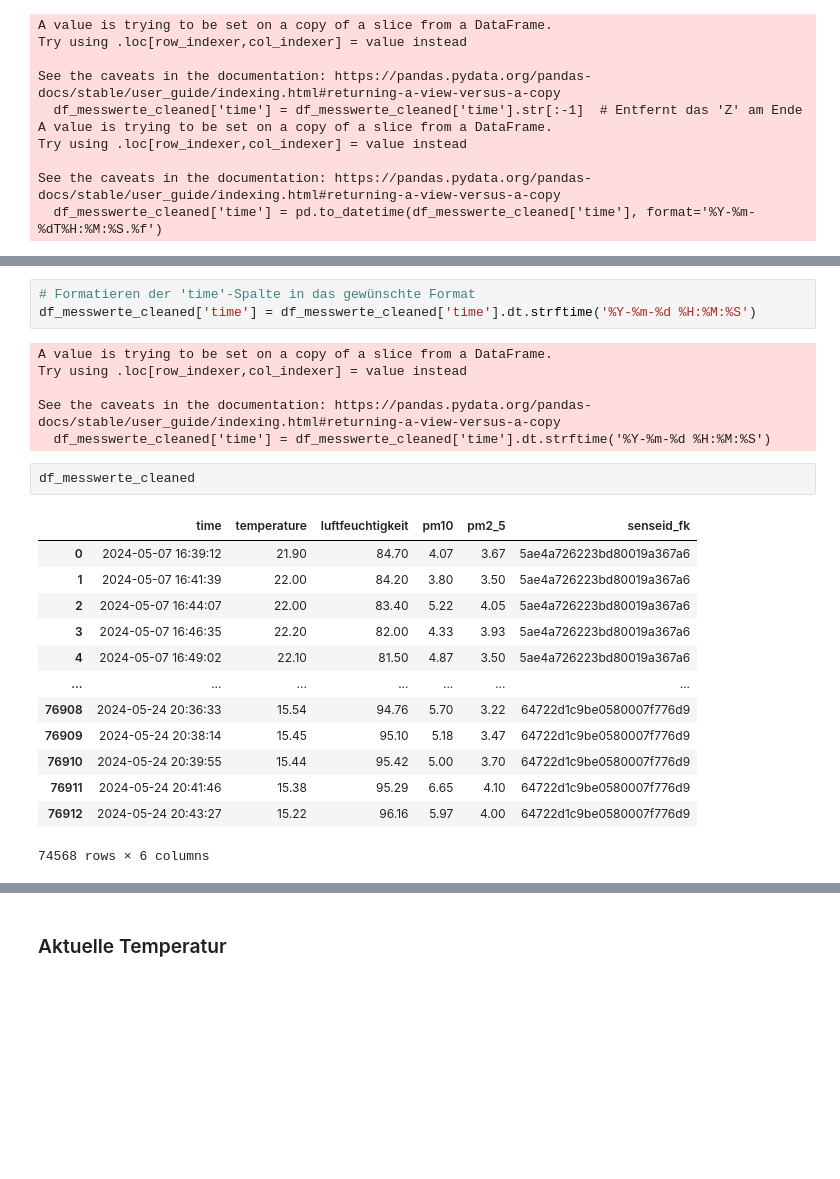
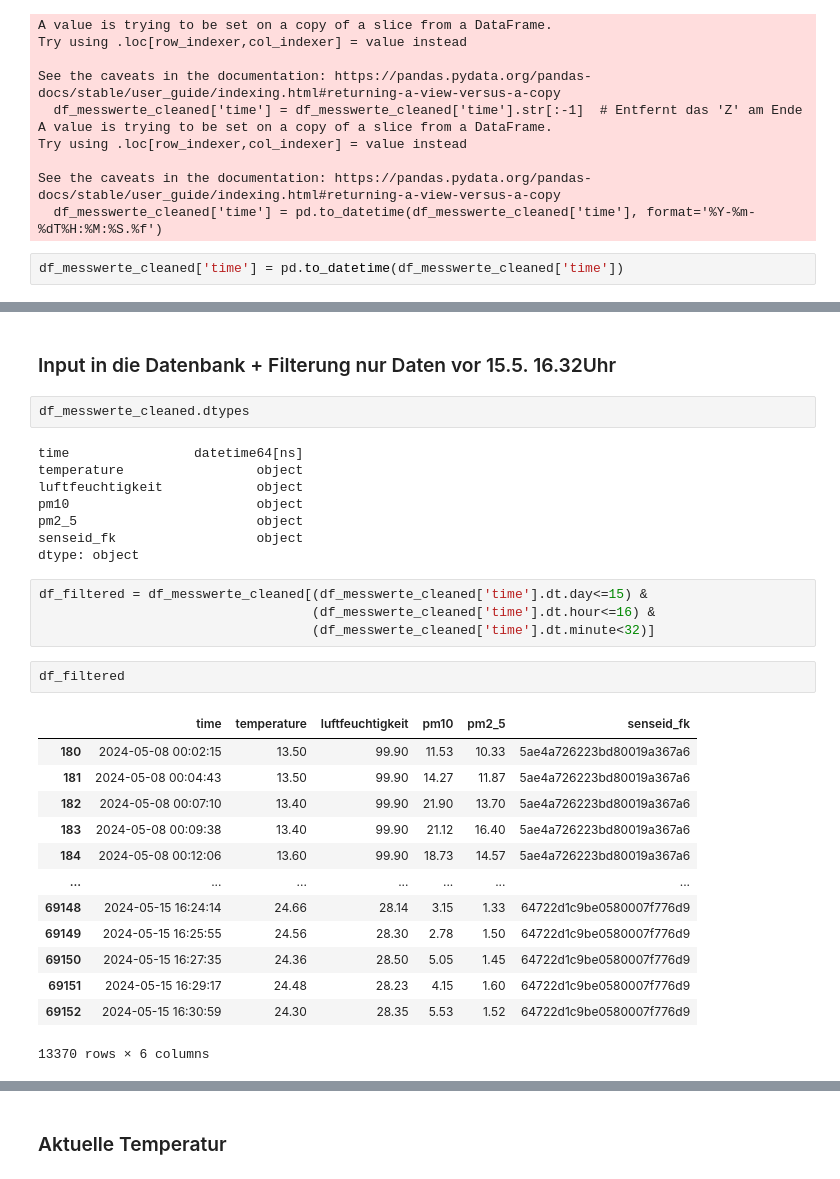
Before and after one commit to Ben99192/Umweltmonitoring_Projekt, a Jupyter notebook: senseboxes.ipynb, the cells around one changed output, grey strips where cells are left out. Cells and saved outputs as stored; diff of their text form; blank space fills up the shorter version.

Commit message:
gefilterete Daten nur die vor 15.5 16.32 Uhr

```diff
--- a/senseboxes.ipynb
+++ b/senseboxes.ipynb
@@ -209,3 +209,5 @@ Try using .loc[row_indexer,col_indexer] = value instead
 
 See the caveats in the documentation: https://pandas.pydata.org/pandas-docs/stable/user_guide/indexing.html#returning-a-view-versus-a-copy
   df_messwerte_cleaned['time'] = pd.to_datetime(df_messwerte_cleaned['time'], format='%Y-%m-%dT%H:%M:%S.%f')
+# %%
+df_messwerte_cleaned['time'] = pd.to_datetime(df_messwerte_cleaned['time'])
@@ -227,29 +245,36 @@ df_messwerte_cleaned
 74568 rows × 6 columns
-# %%
-# Formatieren der 'time'-Spalte in das gewünschte Format
-df_messwerte_cleaned['time'] = df_messwerte_cleaned['time'].dt.strftime('%Y-%m-%d %H:%M:%S')
-# %% [output]
-A value is trying to be set on a copy of a slice from a DataFrame.
-Try using .loc[row_indexer,col_indexer] = value instead
-
-See the caveats in the documentation: https://pandas.pydata.org/pandas-docs/stable/user_guide/indexing.html#returning-a-view-versus-a-copy
-  df_messwerte_cleaned['time'] = df_messwerte_cleaned['time'].dt.strftime('%Y-%m-%d %H:%M:%S')
+# %% [markdown]
+### Input in die Datenbank + Filterung nur Daten vor 15.5. 16.32Uhr
 # %%
-df_messwerte_cleaned
+df_messwerte_cleaned.dtypes
 # %% [output]
-|  | time | temperature | luftfeuchtigkeit | pm10 | pm2_5 | senseid_fk |
-| 0 | 2024-05-07 16:39:12 | 21.90 | 84.70 | 4.07 | 3.67 | 5ae4a726223bd80019a367a6 |
-| 1 | 2024-05-07 16:41:39 | 22.00 | 84.20 | 3.80 | 3.50 | 5ae4a726223bd80019a367a6 |
-| 2 | 2024-05-07 16:44:07 | 22.00 | 83.40 | 5.22 | 4.05 | 5ae4a726223bd80019a367a6 |
-| 3 | 2024-05-07 16:46:35 | 22.20 | 82.00 | 4.33 | 3.93 | 5ae4a726223bd80019a367a6 |
-| 4 | 2024-05-07 16:49:02 | 22.10 | 81.50 | 4.87 | 3.50 | 5ae4a726223bd80019a367a6 |
-| ... | ... | ... | ... | ... | ... | ... |
-| 76908 | 2024-05-24 20:36:33 | 15.54 | 94.76 | 5.70 | 3.22 | 64722d1c9be0580007f776d9 |
-| 76909 | 2024-05-24 20:38:14 | 15.45 | 95.10 | 5.18 | 3.47 | 64722d1c9be0580007f776d9 |
-| 76910 | 2024-05-24 20:39:55 | 15.44 | 95.42 | 5.00 | 3.70 | 64722d1c9be0580007f776d9 |
-| 76911 | 2024-05-24 20:41:46 | 15.38 | 95.29 | 6.65 | 4.10 | 64722d1c9be0580007f776d9 |
-| 76912 | 2024-05-24 20:43:27 | 15.22 | 96.16 | 5.97 | 4.00 | 64722d1c9be0580007f776d9 |
-74568 rows × 6 columns
+time                datetime64[ns]
+temperature                 object
+luftfeuchtigkeit            object
+pm10                        object
+pm2_5                       object
+senseid_fk                  object
+dtype: object
+# %%
+df_filtered = df_messwerte_cleaned[(df_messwerte_cleaned['time'].dt.day<=15) &
+                                   (df_messwerte_cleaned['time'].dt.hour<=16) &
+                                   (df_messwerte_cleaned['time'].dt.minute<32)]
+# %%
+df_filtered
+# %% [output]
+|  | time | temperature | luftfeuchtigkeit | pm10 | pm2_5 | senseid_fk |
+| 180 | 2024-05-08 00:02:15 | 13.50 | 99.90 | 11.53 | 10.33 | 5ae4a726223bd80019a367a6 |
+| 181 | 2024-05-08 00:04:43 | 13.50 | 99.90 | 14.27 | 11.87 | 5ae4a726223bd80019a367a6 |
+| 182 | 2024-05-08 00:07:10 | 13.40 | 99.90 | 21.90 | 13.70 | 5ae4a726223bd80019a367a6 |
+| 183 | 2024-05-08 00:09:38 | 13.40 | 99.90 | 21.12 | 16.40 | 5ae4a726223bd80019a367a6 |
+| 184 | 2024-05-08 00:12:06 | 13.60 | 99.90 | 18.73 | 14.57 | 5ae4a726223bd80019a367a6 |
+| ... | ... | ... | ... | ... | ... | ... |
+| 69148 | 2024-05-15 16:24:14 | 24.66 | 28.14 | 3.15 | 1.33 | 64722d1c9be0580007f776d9 |
+| 69149 | 2024-05-15 16:25:55 | 24.56 | 28.30 | 2.78 | 1.50 | 64722d1c9be0580007f776d9 |
+| 69150 | 2024-05-15 16:27:35 | 24.36 | 28.50 | 5.05 | 1.45 | 64722d1c9be0580007f776d9 |
+| 69151 | 2024-05-15 16:29:17 | 24.48 | 28.23 | 4.15 | 1.60 | 64722d1c9be0580007f776d9 |
+| 69152 | 2024-05-15 16:30:59 | 24.30 | 28.35 | 5.53 | 1.52 | 64722d1c9be0580007f776d9 |
+13370 rows × 6 columns
 # %%
 import sqlalchemy
 
```
Also changed, not shown: parts of 4 cells of this notebook.
